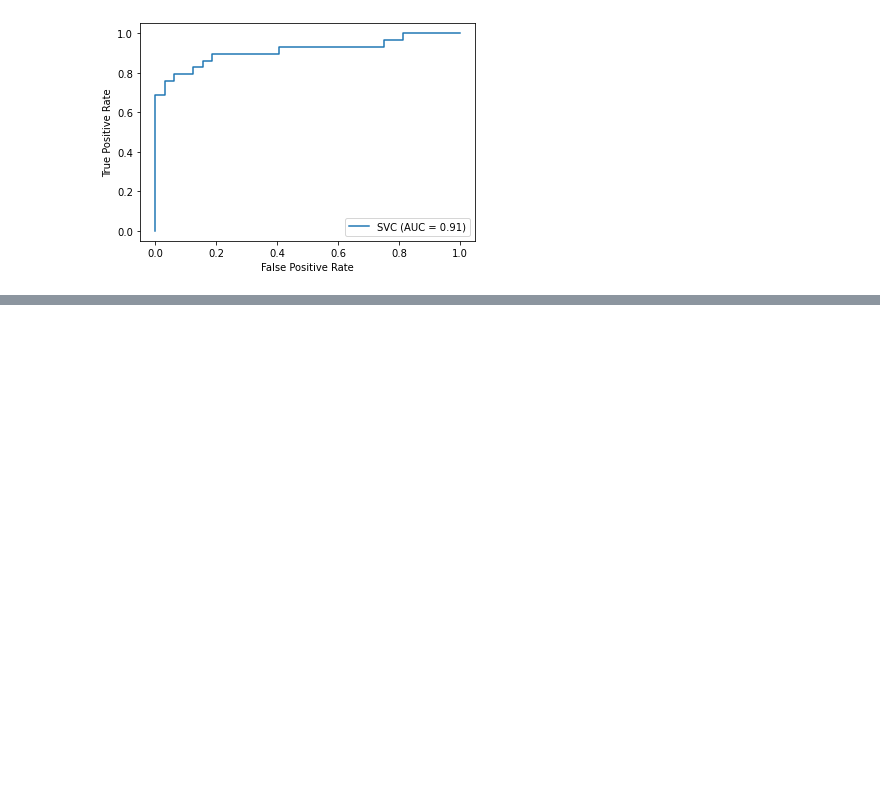
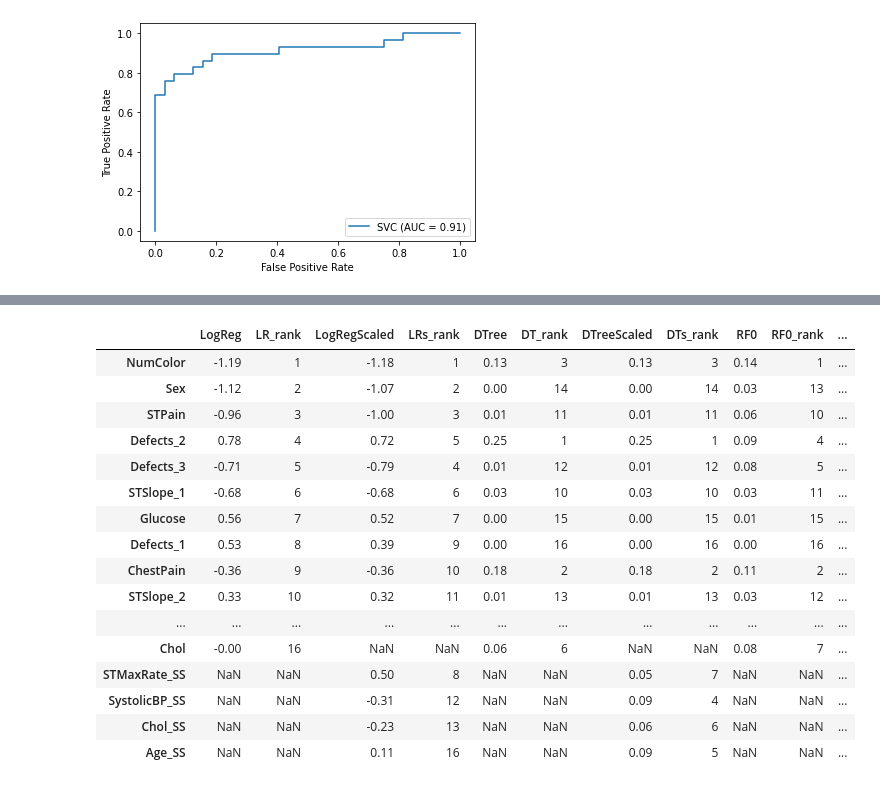
Before and after one commit to BradDoty/KaggleHeartDiseaseUCI, a Jupyter notebook: Notebooks/Capstone 2 -- Modeling.ipynb, the cells around one changed output, grey strips where cells are left out. Saved outputs shown, nothing was run; the diff lists cells and outputs as text; code cells hidden in the pictures; blank space fills up the shorter version.

```diff
--- a/Notebooks/Capstone 2 -- Modeling.ipynb
+++ b/Notebooks/Capstone 2 -- Modeling.ipynb
@@ -548,0 +609,20 @@ We'll go with the Logistic Regression (against unscaled data) as the best model.
+# %%
+att.report()
+# %% [output]
+|  | LogReg | LR_rank | LogRegScaled | LRs_rank | DTree | DT_rank | DTreeScaled | DTs_rank | RF0 | RF0_rank | ... |
+| NumColor | -1.19 | 1 | -1.18 | 1 | 0.13 | 3 | 0.13 | 3 | 0.14 | 1 | ... |
+| Sex | -1.12 | 2 | -1.07 | 2 | 0.00 | 14 | 0.00 | 14 | 0.03 | 13 | ... |
+| STPain | -0.96 | 3 | -1.00 | 3 | 0.01 | 11 | 0.01 | 11 | 0.06 | 10 | ... |
+| Defects_2 | 0.78 | 4 | 0.72 | 5 | 0.25 | 1 | 0.25 | 1 | 0.09 | 4 | ... |
+| Defects_3 | -0.71 | 5 | -0.79 | 4 | 0.01 | 12 | 0.01 | 12 | 0.08 | 5 | ... |
+| STSlope_1 | -0.68 | 6 | -0.68 | 6 | 0.03 | 10 | 0.03 | 10 | 0.03 | 11 | ... |
+| Glucose | 0.56 | 7 | 0.52 | 7 | 0.00 | 15 | 0.00 | 15 | 0.01 | 15 | ... |
+| Defects_1 | 0.53 | 8 | 0.39 | 9 | 0.00 | 16 | 0.00 | 16 | 0.00 | 16 | ... |
+| ChestPain | -0.36 | 9 | -0.36 | 10 | 0.18 | 2 | 0.18 | 2 | 0.11 | 2 | ... |
+| STSlope_2 | 0.33 | 10 | 0.32 | 11 | 0.01 | 13 | 0.01 | 13 | 0.03 | 12 | ... |
+| ... | ... | ... | ... | ... | ... | ... | ... | ... | ... | ... | ... |
+| Chol | -0.00 | 16 | NaN | NaN | 0.06 | 6 | NaN | NaN | 0.08 | 7 | ... |
+| STMaxRate_SS | NaN | NaN | 0.50 | 8 | NaN | NaN | 0.05 | 7 | NaN | NaN | ... |
+| SystolicBP_SS | NaN | NaN | -0.31 | 12 | NaN | NaN | 0.09 | 4 | NaN | NaN | ... |
+| Chol_SS | NaN | NaN | -0.23 | 13 | NaN | NaN | 0.06 | 6 | NaN | NaN | ... |
+| Age_SS | NaN | NaN | 0.11 | 16 | NaN | NaN | 0.09 | 5 | NaN | NaN | ... |
```
Also changed, not shown: parts of 24 cells of this notebook, 2 other files.
